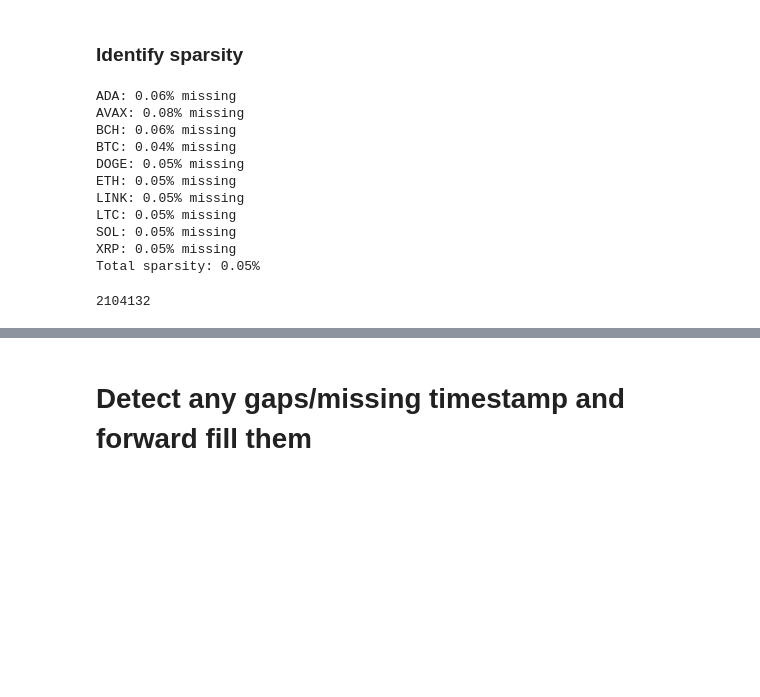
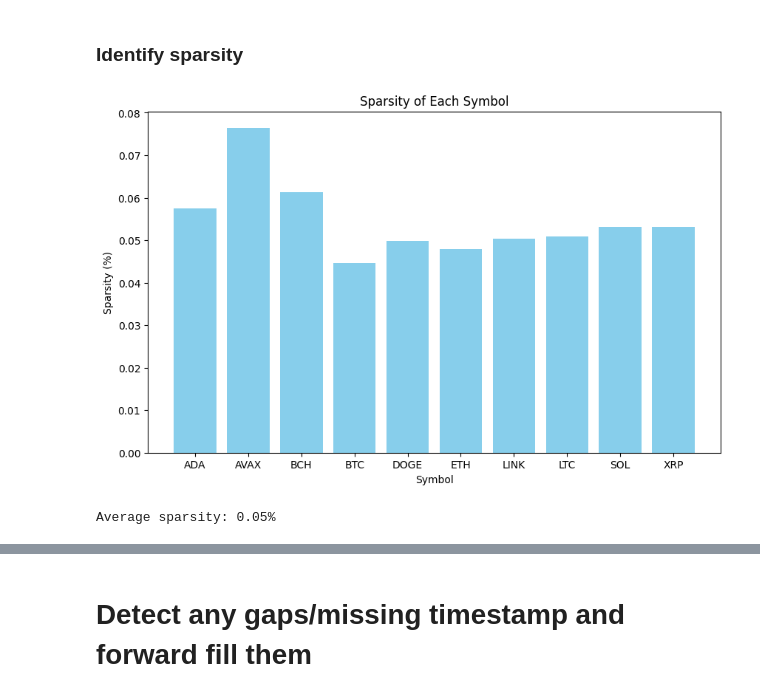
Before and after one commit to Zoltesh/intelligent_diversification, a Jupyter notebook: src/main.ipynb, the cells around one changed output, grey strips where cells are left out. Drawn from its saved outputs; the diff is of its cells as text; code cells hidden in the pictures; blank space fills up the shorter version.

```diff
--- a/src/main.ipynb
+++ b/src/main.ipynb
@@ -104,34 +69,28 @@ all_lf = {
 ### Identify sparsity
 # %%
 # Print percentage missing out of 210,528 rows per file
-# Print percentage missing out of total rows
+
+sparsity_dict = {symbol: 0.0 for symbol in all_lf.keys()}
+
 total_rows = 0
 total_missing = 0
 for symbol, lf in all_lf.items():
     rows = lf.select(pl.len()).collect().item()
     missing = (210_528 - rows) / 210_528 * 100
     total_missing += missing
-    print(f"{symbol}: {missing:.2f}% missing")
     total_rows += rows
+    sparsity_dict[symbol] = missing
 
-total_sparsity = (2_105_280 - total_rows) / 2_105_280 * 100
-print(f"Total sparsity: {total_sparsity:.2f}%")
+avg_sparsity = (2_105_280 - total_rows) / 2_105_280 * 100
+
+# Plot barchart of sparsity
+plt.figure(figsize=(10, 6))
+plt.bar(sparsity_dict.keys(), sparsity_dict.values(), color='skyblue')
+plt.xlabel('Symbol')
+plt.ylabel('Sparsity (%)')
+plt.title('Sparsity of Each Symbol')
+plt.show()
+print(f"Average sparsity: {avg_sparsity:.2f}%")
 # %% [output]
+[figure, added]
-ADA: 0.06% missing
-AVAX: 0.08% missing
-BCH: 0.06% missing
-BTC: 0.04% missing
-DOGE: 0.05% missing
-ETH: 0.05% missing
-LINK: 0.05% missing
-LTC: 0.05% missing
-SOL: 0.05% missing
-XRP: 0.05% missing
-Total sparsity: 0.05%
+Average sparsity: 0.05%
-# %%
-total = 0
-for symbol, lf in all_lf.items():
-    total += lf.collect().shape[0]
-print(total)
-# %% [output]
-2104132
```
Also changed, not shown: parts of 9 cells of this notebook, 4 other files.
